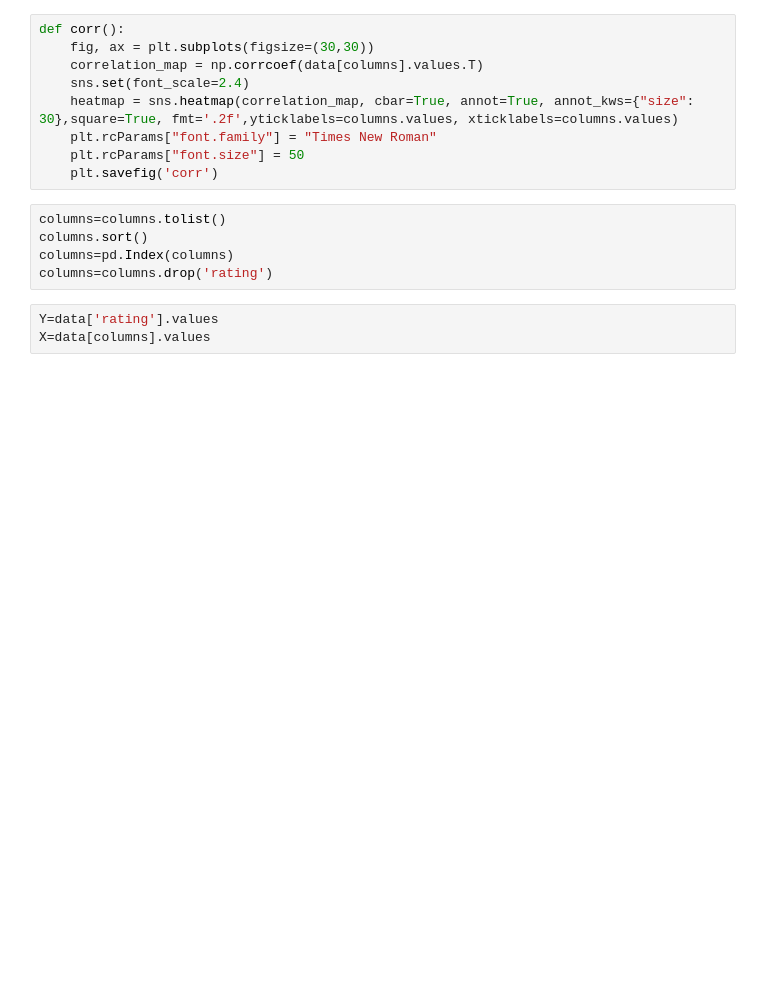
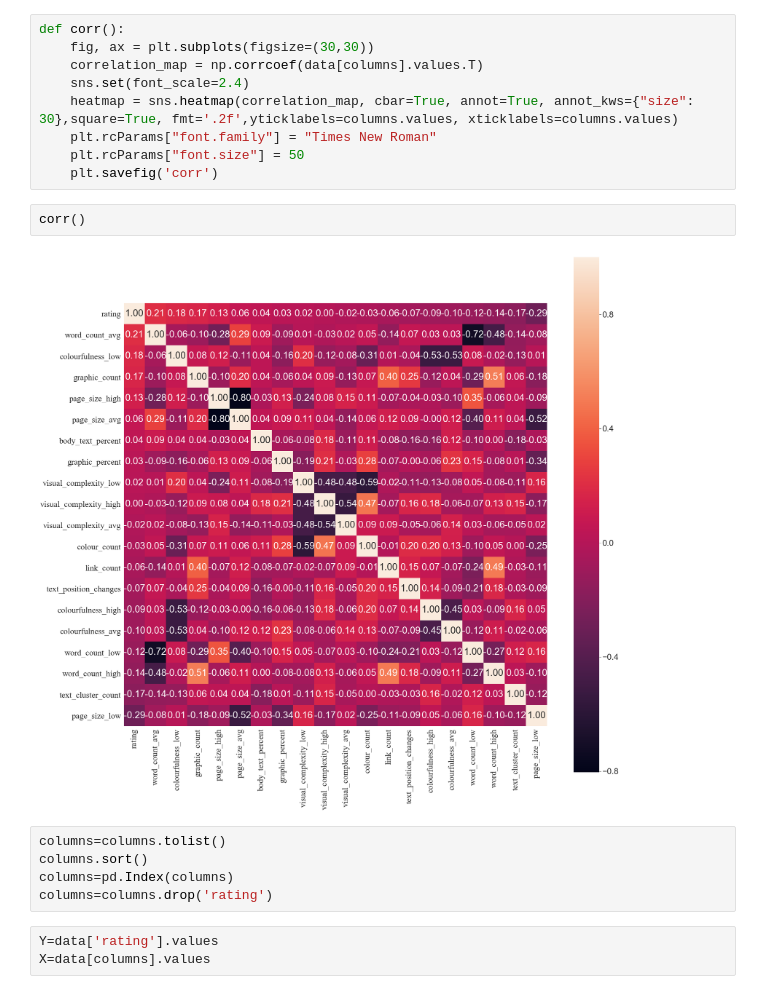
Before and after one commit to ABHISHEKVALSAN/Website-Scoring-Model, a Jupyter notebook: makeModelReg.ipynb, the cells around one changed output. Saved outputs shown, nothing was run; the diff lists cells and outputs as text; blank space fills up the shorter version.

```diff
--- a/makeModelReg.ipynb
+++ b/makeModelReg.ipynb
@@ -114,6 +113,10 @@ def corr():
     plt.rcParams["font.family"] = "Times New Roman"
     plt.rcParams["font.size"] = 50
     plt.savefig('corr')
+# %%
+corr()
+# %% [output]
+[figure, added]
 # %%
 columns=columns.tolist()
 columns.sort()
```
Also changed, not shown: parts of 24 cells of this notebook, 42 other files.
